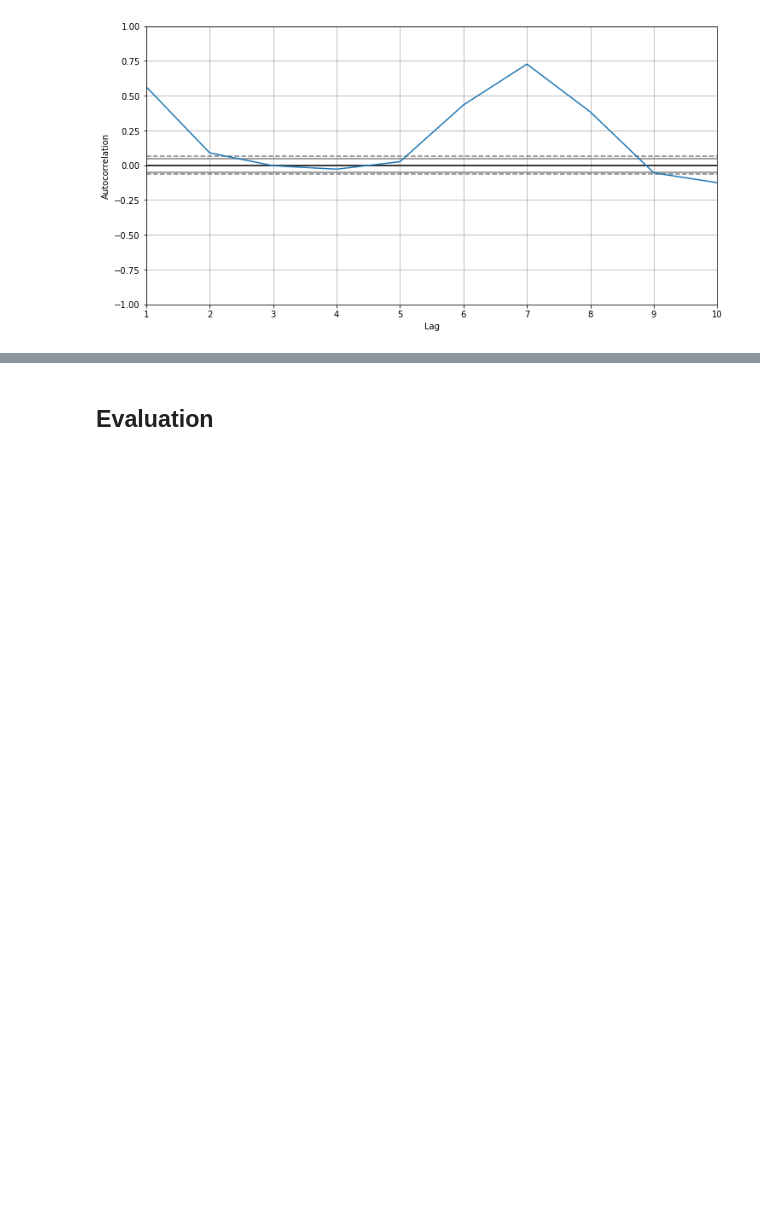
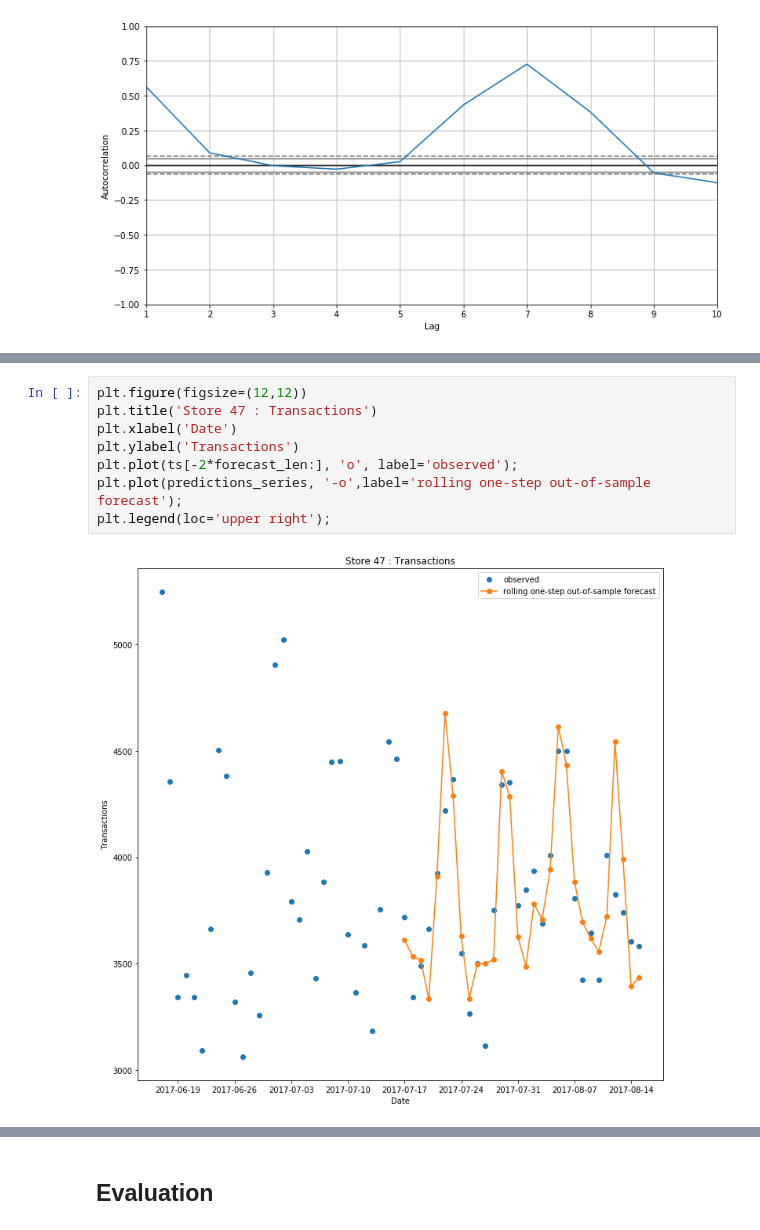
Before and after one commit to mayankaggarwal/SharedData, a Jupyter notebook: CompetitionsScripts/CorporationGrocerySalesPrediction.ipynb, the cells around one changed output, grey strips where cells are left out. Cells and saved outputs as stored; diff of their text form; blank space fills up the shorter version.

```diff
--- a/CompetitionsScripts/CorporationGrocerySalesPrediction.ipynb
+++ b/CompetitionsScripts/CorporationGrocerySalesPrediction.ipynb
@@ -499,0 +530,10 @@ result
+# %%
+plt.figure(figsize=(12,12))
+plt.title('Store 47 : Transactions')
+plt.xlabel('Date')
+plt.ylabel('Transactions')
+plt.plot(ts[-2*forecast_len:], 'o', label='observed');
+plt.plot(predictions_series, '-o',label='rolling one-step out-of-sample forecast');
+plt.legend(loc='upper right');
+# %% [output]
+[figure, added]
```
Also changed, not shown: parts of 15 cells of this notebook, 3 other files.
